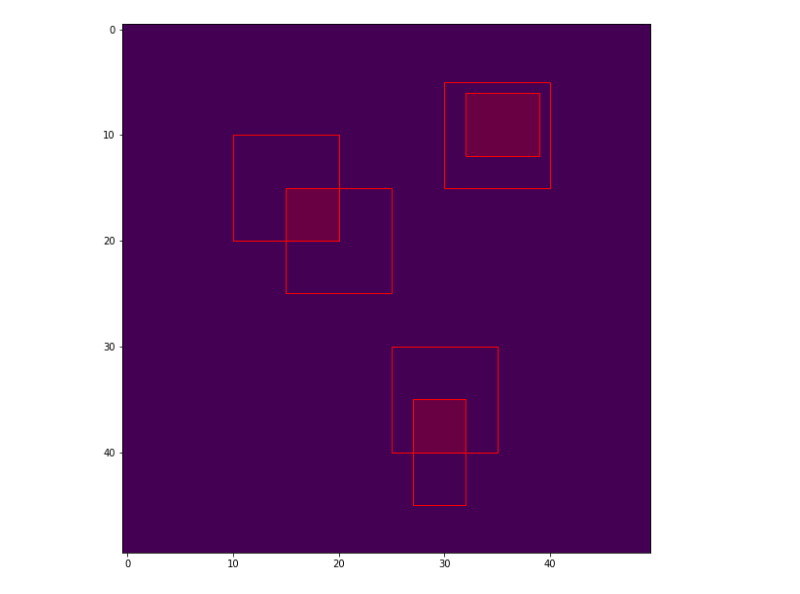
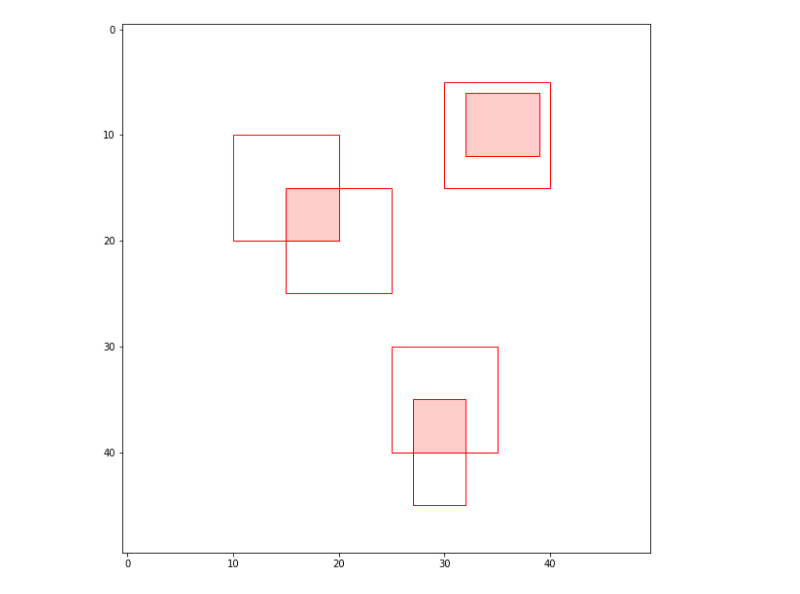
Before and after one commit to Napam/INF399-Master-DeepLearning, a Jupyter notebook: volume/IoU.ipynb, the cells around one changed output. Cells and saved outputs as stored; diff of their text form; code cells hidden in the pictures.

```diff
--- a/volume/IoU.ipynb
+++ b/volume/IoU.ipynb
@@ -8,31 +8,31 @@ from typing import Tuple
 # %%
 def plot_box_intersection(boxes1: ArrayLike, boxes2: ArrayLike):
     boxes1 = np.array(boxes1)
     boxes2 = np.array(boxes2)
 
     fig, ax = plt.subplots(figsize=(10,10))
-    ax.imshow(np.zeros((50,50)))
+    ax.imshow(np.zeros((50,50)), cmap='gray_r')
     for x1, y1, x2, y2 in (*boxes1, *boxes2):
         ax.add_patch(plt.Rectangle((x1, y1), x2-x1, y2-y1, facecolor='none', edgecolor='red'))
 
     lt = np.max([boxes1[:,:2], boxes2[:,:2]], 0)
     rb = np.min([boxes1[:,2:], boxes2[:,2:]], 0)
 
     wh = (rb - lt).clip(0)
 
     boxes = np.concatenate((lt, rb), axis=1)
     for (x, y), (w, h) in zip(boxes[:,:2], wh):
         ax.add_patch(plt.Rectangle((x, y), w, h, facecolor='red', alpha=0.2))
 
 
 plot_box_intersection(
     [[10,10,20,20],
      [30, 5,40,15],
      [25,30,35,40]],
 
     [[15,15,25,25],
      [32, 6,39,12],
      [27,35,32,45]]
 )
 # %% [output]
-[figure, old version]
+[figure, new version]
```
Also changed, not shown: 35 other files.
